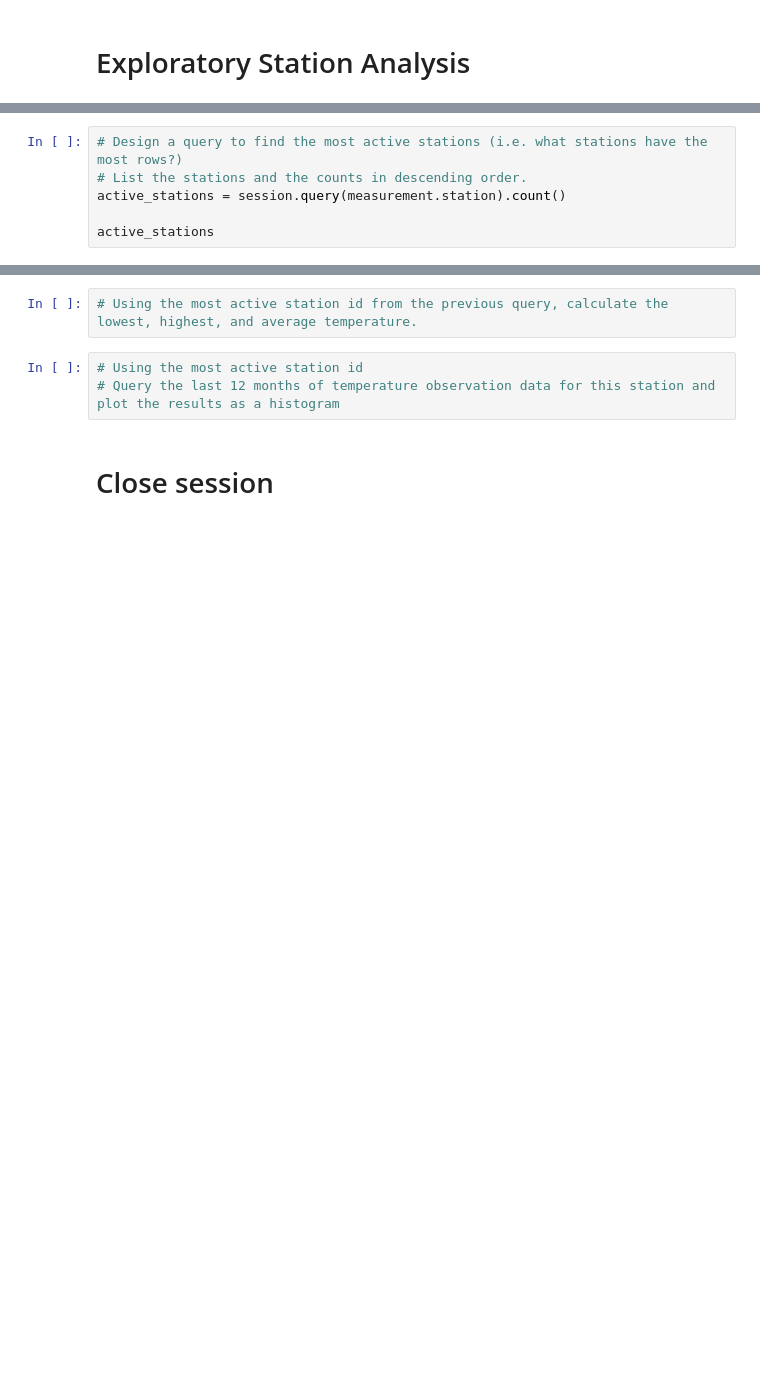
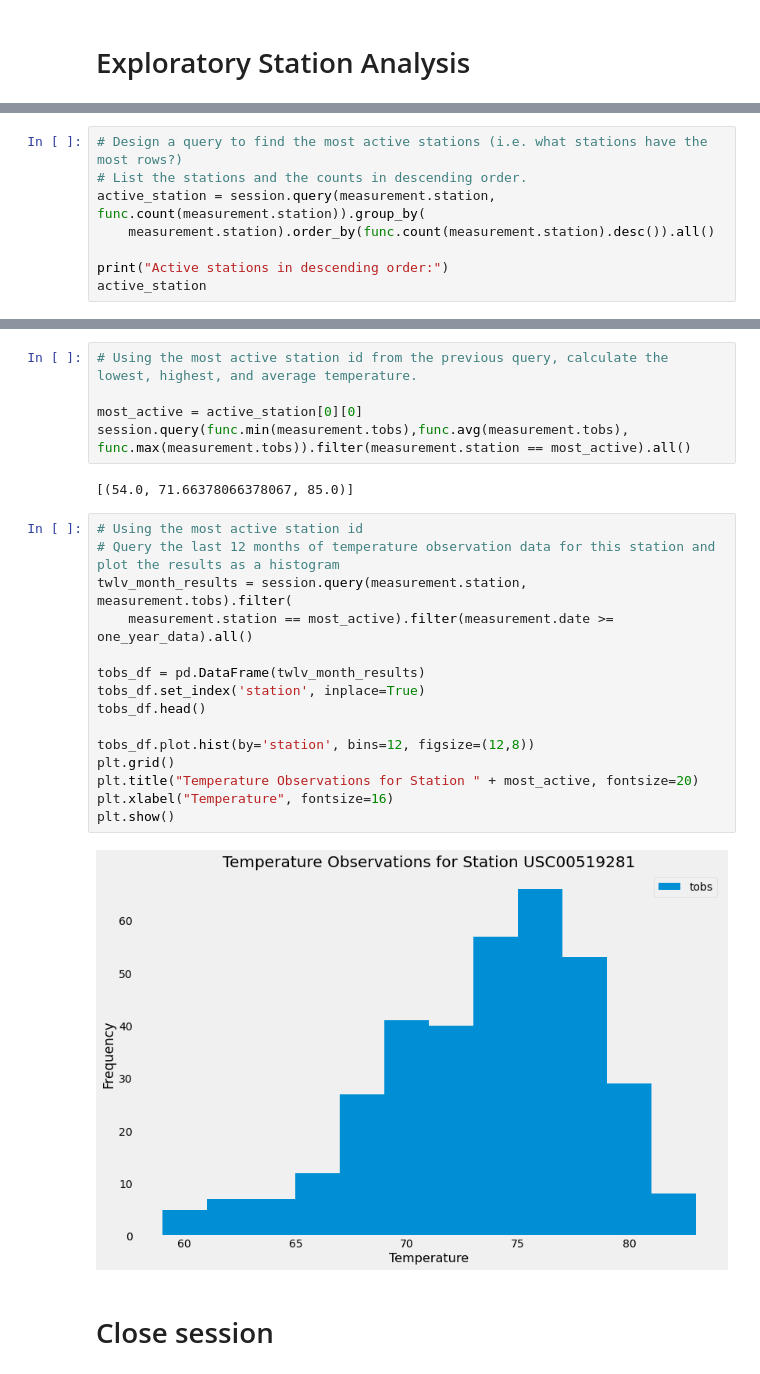
Before and after one commit to keikoyara/sqlalchemy-challenge, a Jupyter notebook: climate_starter.ipynb, the cells around one changed output, grey strips where cells are left out. Drawn from its saved outputs; the diff is of its cells as text; blank space fills up the shorter version.

```diff
--- a/climate_starter.ipynb
+++ b/climate_starter.ipynb
@@ -104,7 +111,9 @@ total_stations
 # %%
 # Design a query to find the most active stations (i.e. what stations have the most rows?)
 # List the stations and the counts in descending order.
-active_stations = session.query(measurement.station).count()
+active_station = session.query(measurement.station, func.count(measurement.station)).group_by(
+    measurement.station).order_by(func.count(measurement.station).desc()).all()
 
-active_stations
+print("Active stations in descending order:")
+active_station
 # %% [output]
@@ -112,8 +130,27 @@ active_stations
 # %%
 # Using the most active station id from the previous query, calculate the lowest, highest, and average temperature.
+
+most_active = active_station[0][0]
+session.query(func.min(measurement.tobs),func.avg(measurement.tobs), func.max(measurement.tobs)).filter(measurement.station == most_active).all()
+# %% [output]
+[(54.0, 71.66378066378067, 85.0)]
 # %%
 # Using the most active station id
 # Query the last 12 months of temperature observation data for this station and plot the results as a histogram
+twlv_month_results = session.query(measurement.station, measurement.tobs).filter(
+    measurement.station == most_active).filter(measurement.date >= one_year_data).all()
+
+tobs_df = pd.DataFrame(twlv_month_results)
+tobs_df.set_index('station', inplace=True)
+tobs_df.head()
+
+tobs_df.plot.hist(by='station', bins=12, figsize=(12,8))
+plt.grid()
+plt.title("Temperature Observations for Station " + most_active, fontsize=20)
+plt.xlabel("Temperature", fontsize=16)
+plt.show()
+# %% [output]
+[figure, added]
 # %% [markdown]
 # Close session
 # %%
```
Also changed, not shown: parts of 4 cells of this notebook.
